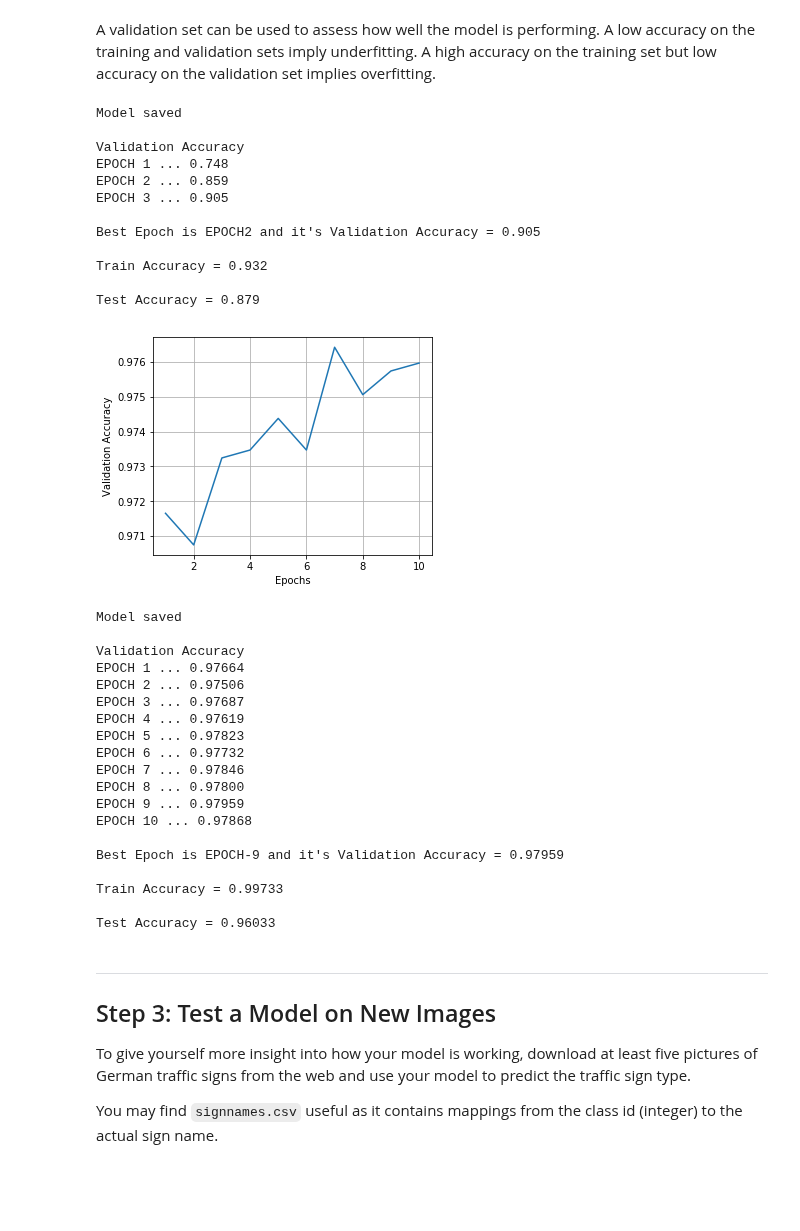
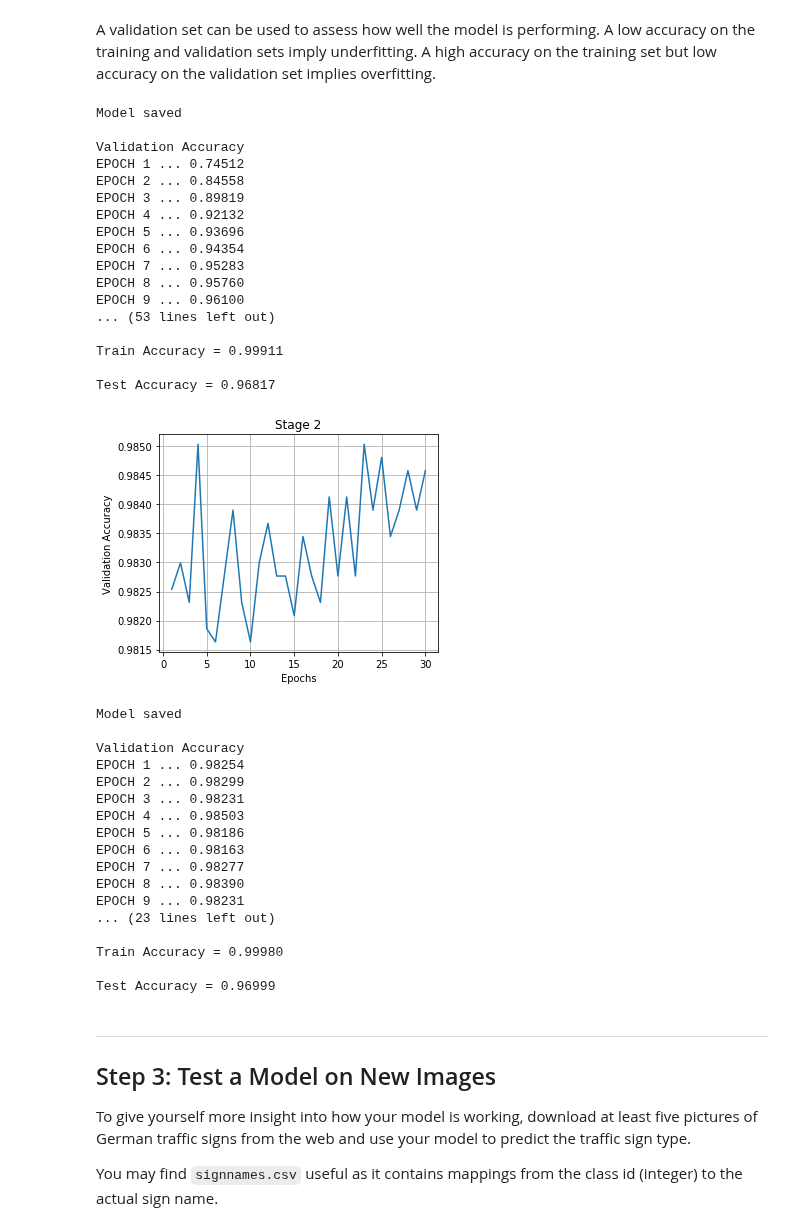
Before and after one commit to Guocheng99/CarND-TrafficSign-P2, a Jupyter notebook: Traffic_Sign_Classifier.ipynb, the cells around one changed output. Saved outputs shown, nothing was run; the diff lists cells and outputs as text; code cells hidden in the pictures; blank space fills up the shorter version.

Commit message:
150k data

```diff
--- a/Traffic_Sign_Classifier.ipynb
+++ b/Traffic_Sign_Classifier.ipynb
@@ -31,7 +31,7 @@ training_file = 'data/train.p'
 validation_file= 'data/valid.p'
 testing_file = 'data/test.p'
 
-X_train, y_train = load_data_from_file(training_file,['features','labels'])
+#X_train, y_train = load_data_from_file(training_file,['features','labels'])
 X_valid, y_valid = load_data_from_file(validation_file,['features','labels'])
 X_test, y_test = load_data_from_file(testing_file,['features','labels'])
 # %% [markdown]
@@ -700,9 +696,9 @@ sets imply underfitting. A high accuracy on the training set but low accuracy on
 # %%
 import tensorflow as tf
 
-EPOCHS = 5
+EPOCHS = 60
 BATCH_SIZE = 128
-rate = 0.0001
+rate = 0.001
 
 KEEPRATE1 = 0.9
 KEEPRATE2 = 0.8
@@ -894,22 +890,28 @@ print("Test Accuracy = {:.5f}".format(test_accuracy))
 Model saved
 
 Validation Accuracy
-EPOCH 1 ... 0.748
-EPOCH 2 ... 0.859
-EPOCH 3 ... 0.905
+EPOCH 1 ... 0.74512
+EPOCH 2 ... 0.84558
+EPOCH 3 ... 0.89819
+EPOCH 4 ... 0.92132
+EPOCH 5 ... 0.93696
+EPOCH 6 ... 0.94354
+EPOCH 7 ... 0.95283
+EPOCH 8 ... 0.95760
+EPOCH 9 ... 0.96100
+... (53 lines left out)
 
-Best Epoch is EPOCH2 and it's Validation Accuracy = 0.905
+Train Accuracy = 0.99911
 
-Train Accuracy = 0.932
-
-Test Accuracy = 0.879
+Test Accuracy = 0.96817
 # %%
 import matplotlib.pyplot as plt
 fig, ax = plt.subplots(ncols=1, figsize=(5, 4))
 ax.plot(range(1, EPOCHS + 1), valid_accuracy_sets)
 ax.set_xlabel('Epochs')
 ax.set_ylabel('Validation Accuracy')
+ax.set_title('Stage 2')
 ax.grid(True)
 plt.show()
 # %% [output]
-[figure, old version]
+[figure, new version]
@@ -916,6 +924,7 @@ plt.show()
 # %%
 # Load the trained model and continue training
 
+import tensorflow as tf
 from sklearn.utils import shuffle
 from tqdm import tqdm
 import math
@@ -925,9 +934,9 @@ import math
 modelPath = 'models/trafficSign'
 modelGraphFile = modelPath + '.meta'
 
-EPOCHS = 10
-BATCH_SIZE = 256
-rate = 0.001
+EPOCHS = 30
+BATCH_SIZE = 128
+rate = 0.0001
 
 bUseDropout = True
 
@@ -939,7 +948,7 @@ bestEpochPath = 'epoch/bestEpoch'
 bestGraphFile = bestEpochPath + '.meta'
 
 best_valid_accuracy = -1.0
-best_epoch = 0
+best_epoch = -1
 
 with tf.Session() as sess:
 #     saver = tf.train.import_meta_graph(modelGraphFile)
@@ -959,12 +968,12 @@ with tf.Session() as sess:
     one_hot_y = tf.one_hot(y,43)
 
     train_op = graph.get_operation_by_name("train_op")
-    #accuracy_op = graph.get_operation_by_name("accuracy_op")
 
     correct_prediction = tf.equal(tf.argmax(logits, 1), tf.argmax(one_hot_y, 1))
     accuracy_op = tf.reduce_mean(tf.cast(correct_prediction, tf.float32))
 
-
+    best_valid_accuracy = evaluate(X_valid, y_valid)
+    best_epoch = -1
 
     num_examples = len(X_train)
     num_batches = int(math.ceil(num_examples / BATCH_SIZE))
@@ -1023,22 +1032,20 @@ print("Test Accuracy = {:.5f}".format(test_accuracy))
 Model saved
 
 Validation Accuracy
-EPOCH 1 ... 0.97664
-EPOCH 2 ... 0.97506
-EPOCH 3 ... 0.97687
-EPOCH 4 ... 0.97619
-EPOCH 5 ... 0.97823
-EPOCH 6 ... 0.97732
-EPOCH 7 ... 0.97846
-EPOCH 8 ... 0.97800
-EPOCH 9 ... 0.97959
-EPOCH 10 ... 0.97868
+EPOCH 1 ... 0.98254
+EPOCH 2 ... 0.98299
+EPOCH 3 ... 0.98231
+EPOCH 4 ... 0.98503
+EPOCH 5 ... 0.98186
+EPOCH 6 ... 0.98163
+EPOCH 7 ... 0.98277
+EPOCH 8 ... 0.98390
+EPOCH 9 ... 0.98231
+... (23 lines left out)
 
-Best Epoch is EPOCH-9 and it's Validation Accuracy = 0.97959
+Train Accuracy = 0.99980
 
-Train Accuracy = 0.99733
-
-Test Accuracy = 0.96033
+Test Accuracy = 0.96999
 # %% [markdown]
 ---
 
```
Also changed, not shown: parts of 7 cells of this notebook, 8 other files.
